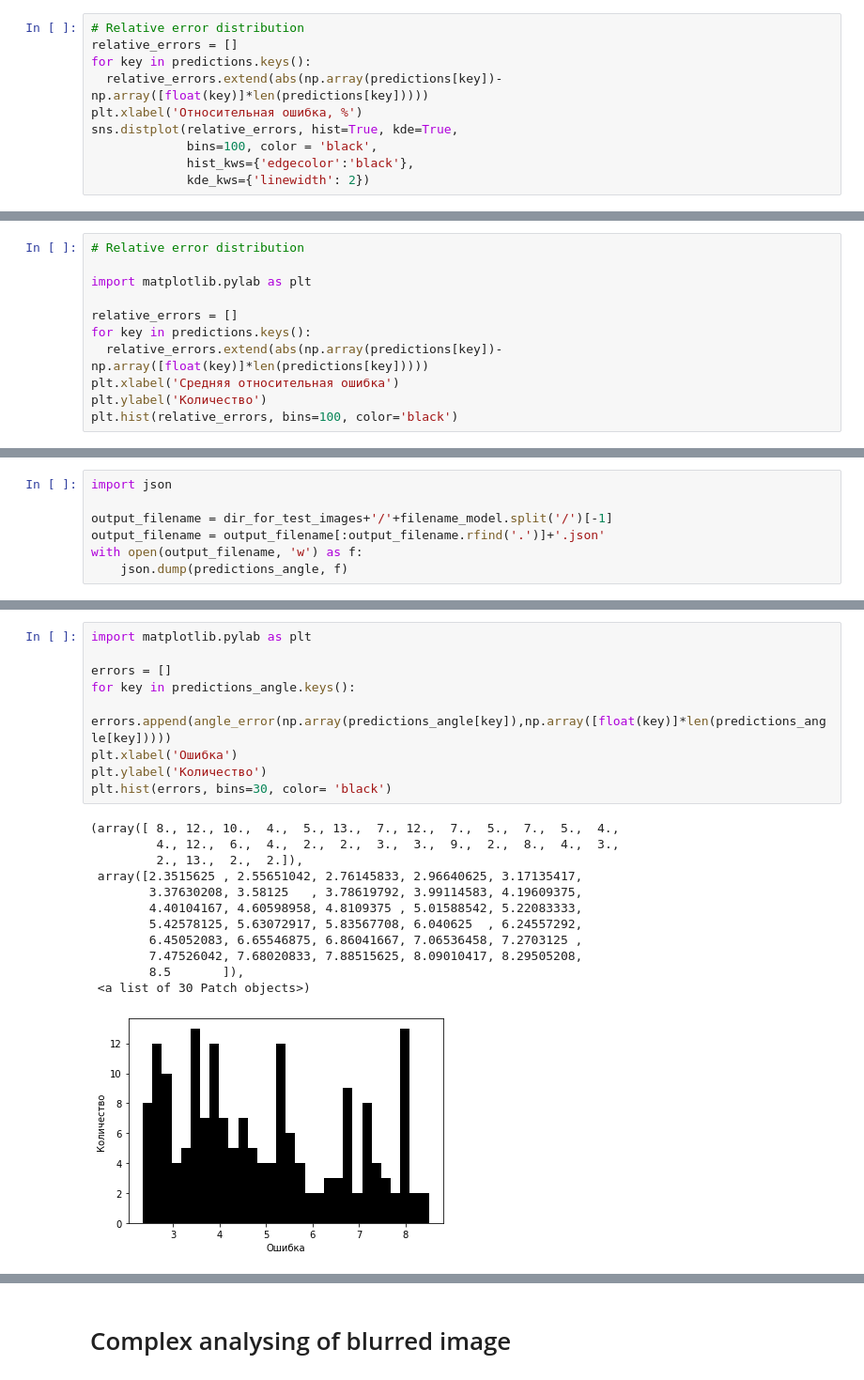
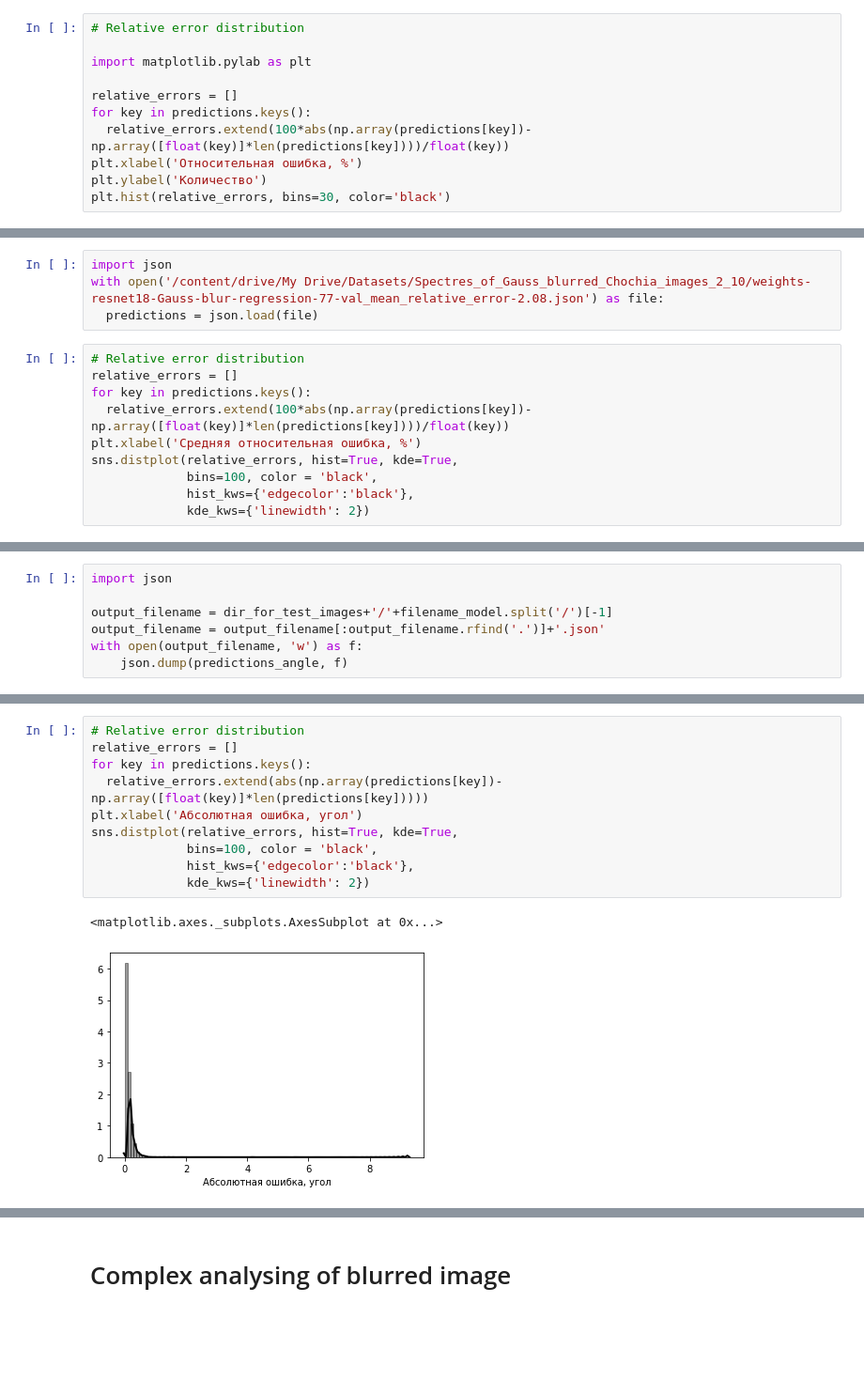
Before and after one commit to IaroslavS/blur_classification, a Jupyter notebook: blur_classification_v2.ipynb, the cells around one changed output, grey strips where cells are left out. Shown at 94% size. Drawn from its saved outputs; the diff is of its cells as text; blank space fills up the shorter version.

```diff
--- a/blur_classification_v2.ipynb
+++ b/blur_classification_v2.ipynb
@@ -8284,12 +8246,13 @@ with open('/content/drive/My Drive/Datasets/Spectres_of_circular_scattered_Choch
   predictions = json.load(file)
 # %%
 # Relative error distribution
+
+import matplotlib.pylab as plt
+
 relative_errors = []
 for key in predictions.keys():
-  relative_errors.extend(abs(np.array(predictions[key])-np.array([float(key)]*len(predictions[key]))))
+  relative_errors.extend(100*abs(np.array(predictions[key])-np.array([float(key)]*len(predictions[key])))/float(key))
 plt.xlabel('Относительная ошибка, %')
-sns.distplot(relative_errors, hist=True, kde=True,
-             bins=100, color = 'black',
-             hist_kws={'edgecolor':'black'},
-             kde_kws={'linewidth': 2})
+plt.ylabel('Количество')
+plt.hist(relative_errors, bins=30, color='black')
 # %% [output]
@@ -8453,15 +8417,18 @@ with open(output_filename, 'w') as f:
     json.dump(predictions, f)
 # %% [output]
 /content/drive/My Drive/Datasets/Blurred_Chochia_images_with_Gauss_blurr_for_validation_1/weights-resnet18-Gauss-blur-regression-0-1-84-val_mean_relative_error-40.17.json
+# %%
+import json
+with open('/content/drive/My Drive/Datasets/Spectres_of_Gauss_blurred_Chochia_images_2_10/weights-resnet18-Gauss-blur-regression-77-val_mean_relative_error-2.08.json') as file:
+  predictions = json.load(file)
 # %%
 # Relative error distribution
-
-import matplotlib.pylab as plt
-
 relative_errors = []
 for key in predictions.keys():
-  relative_errors.extend(abs(np.array(predictions[key])-np.array([float(key)]*len(predictions[key]))))
-plt.xlabel('Средняя относительная ошибка')
-plt.ylabel('Количество')
-plt.hist(relative_errors, bins=100, color='black')
+  relative_errors.extend(100*abs(np.array(predictions[key])-np.array([float(key)]*len(predictions[key])))/float(key))
+plt.xlabel('Средняя относительная ошибка, %')
+sns.distplot(relative_errors, hist=True, kde=True,
+             bins=100, color = 'black',
+             hist_kws={'edgecolor':'black'},
+             kde_kws={'linewidth': 2})
 # %% [output]
@@ -9014,22 +8983,13 @@ def angle_error(y_true, y_pred):
 # %%
-import matplotlib.pylab as plt
-
-errors = []
-for key in predictions_angle.keys():
-  errors.append(angle_error(np.array(predictions_angle[key]),np.array([float(key)]*len(predictions_angle[key]))))
-plt.xlabel('Ошибка')
-plt.ylabel('Количество')
-plt.hist(errors, bins=30, color= 'black')
+# Relative error distribution
+relative_errors = []
+for key in predictions.keys():
+  relative_errors.extend(abs(np.array(predictions[key])-np.array([float(key)]*len(predictions[key]))))
+plt.xlabel('Абсолютная ошибка, угол')
+sns.distplot(relative_errors, hist=True, kde=True,
+             bins=100, color = 'black',
+             hist_kws={'edgecolor':'black'},
+             kde_kws={'linewidth': 2})
 # %% [output]
-(array([ 8., 12., 10.,  4.,  5., 13.,  7., 12.,  7.,  5.,  7.,  5.,  4.,
-         4., 12.,  6.,  4.,  2.,  2.,  3.,  3.,  9.,  2.,  8.,  4.,  3.,
-         2., 13.,  2.,  2.]),
- array([2.3515625 , 2.55651042, 2.76145833, 2.96640625, 3.17135417,
-        3.37630208, 3.58125   , 3.78619792, 3.99114583, 4.19609375,
-        4.40104167, 4.60598958, 4.8109375 , 5.01588542, 5.22083333,
-        5.42578125, 5.63072917, 5.83567708, 6.040625  , 6.24557292,
-        6.45052083, 6.65546875, 6.86041667, 7.06536458, 7.2703125 ,
-        7.47526042, 7.68020833, 7.88515625, 8.09010417, 8.29505208,
-        8.5       ]),
- <a list of 30 Patch objects>)
+<matplotlib.axes._subplots.AxesSubplot at 0x...>
-[figure, old version]
+[figure, new version]
```
Also changed, not shown: parts of 12 cells of this notebook.
